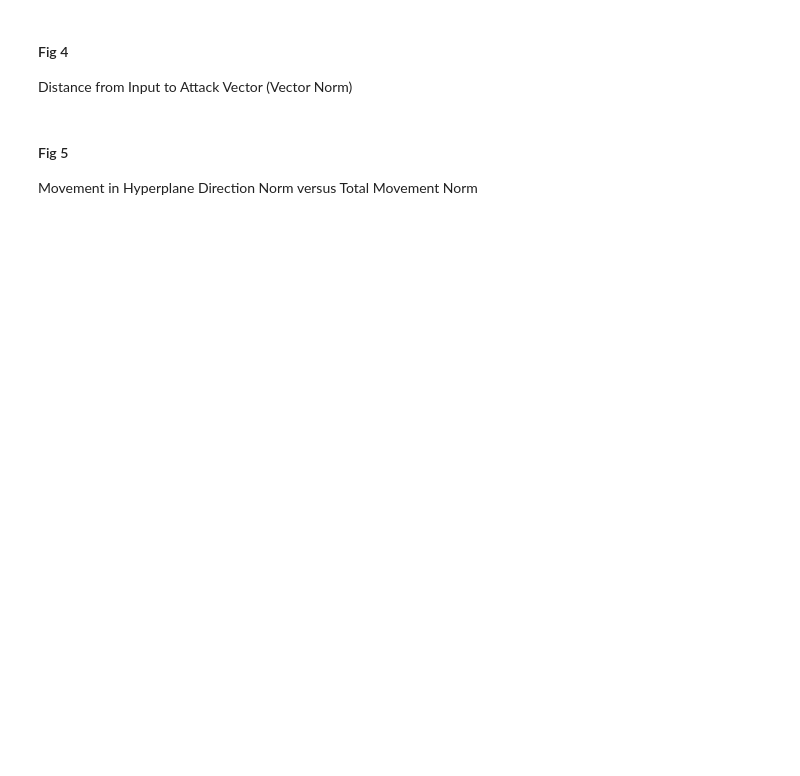
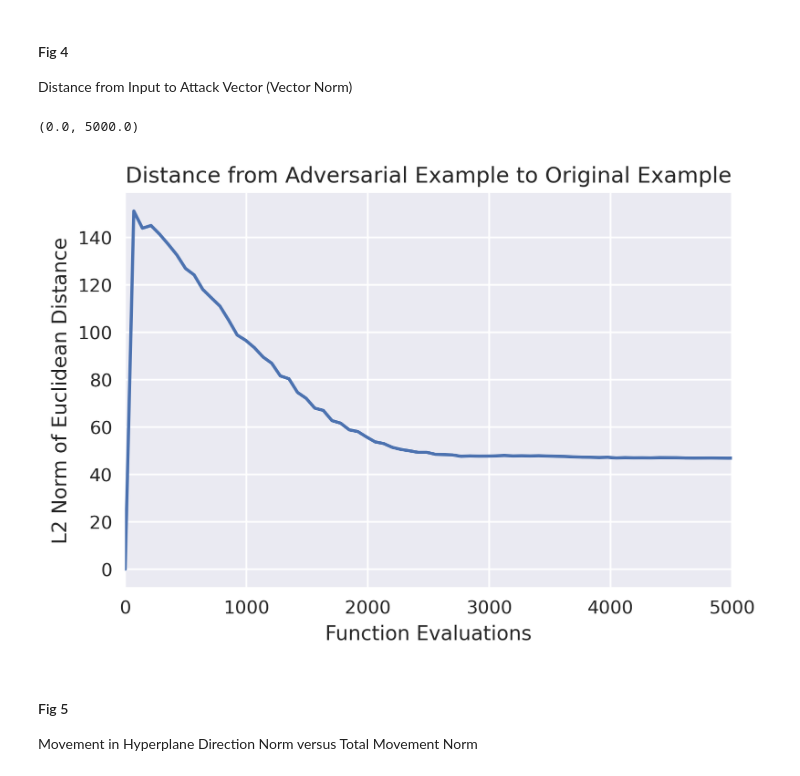
Before and after one commit to warhuus/optml-project, a Jupyter notebook: NDimensionalGaussians.ipynb, the cells around one changed output. Drawn from its saved outputs; the diff is of its cells as text; code cells hidden in the pictures; blank space fills up the shorter version.

```diff
--- a/NDimensionalGaussians.ipynb
+++ b/NDimensionalGaussians.ipynb
@@ -12,8 +12,6 @@ import torch
 import warnings
 #warnings.filterwarnings('ignore')
 #warnings.simplefilter('ignore')
-
-mpl.style.use('seaborn')
 # %%
 from ZORO import benchmarkfunctions
 from ZORO import optimizers
@@ -383,6 +426,16 @@ Distance from Hyperplane (Vector Norm)
 #### Fig 4
 
 Distance from Input to Attack Vector (Vector Norm)
+# %%
+plt.figure(figsize=(6, 4), dpi=300)
+sns.lineplot(x=number_evals, y=perturbation_norms)
+plt.ylabel("L2 Norm of Euclidean Distance")
+plt.xlabel("Function Evaluations")
+plt.title("Distance from Adversarial Example to Original Example")
+plt.xlim(0, 5000)
+# %% [output]
+(0.0, 5000.0)
+[figure, added]
 # %% [markdown]
 #### Fig 5
 
```
Also changed, not shown: parts of 19 cells of this notebook.
